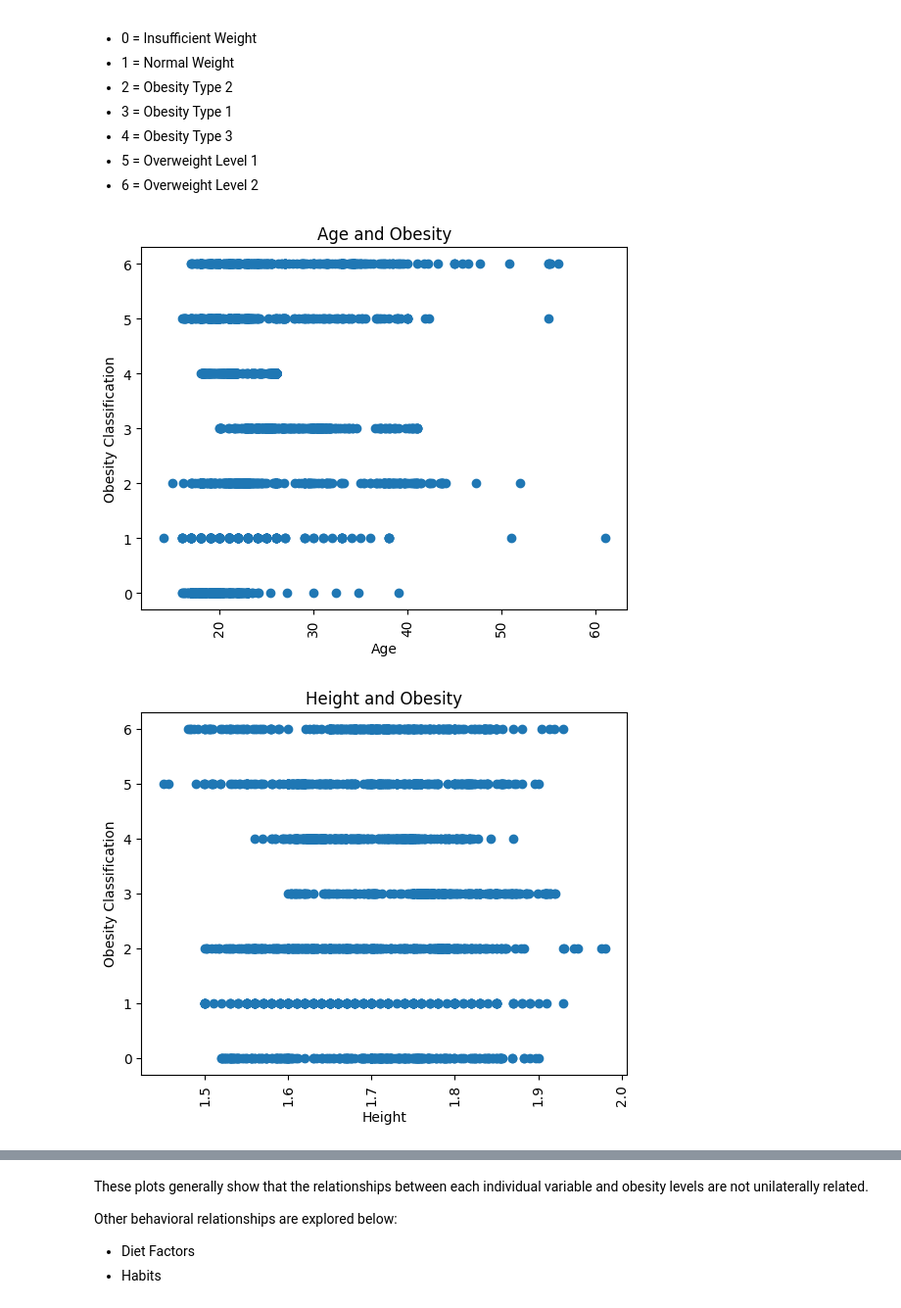
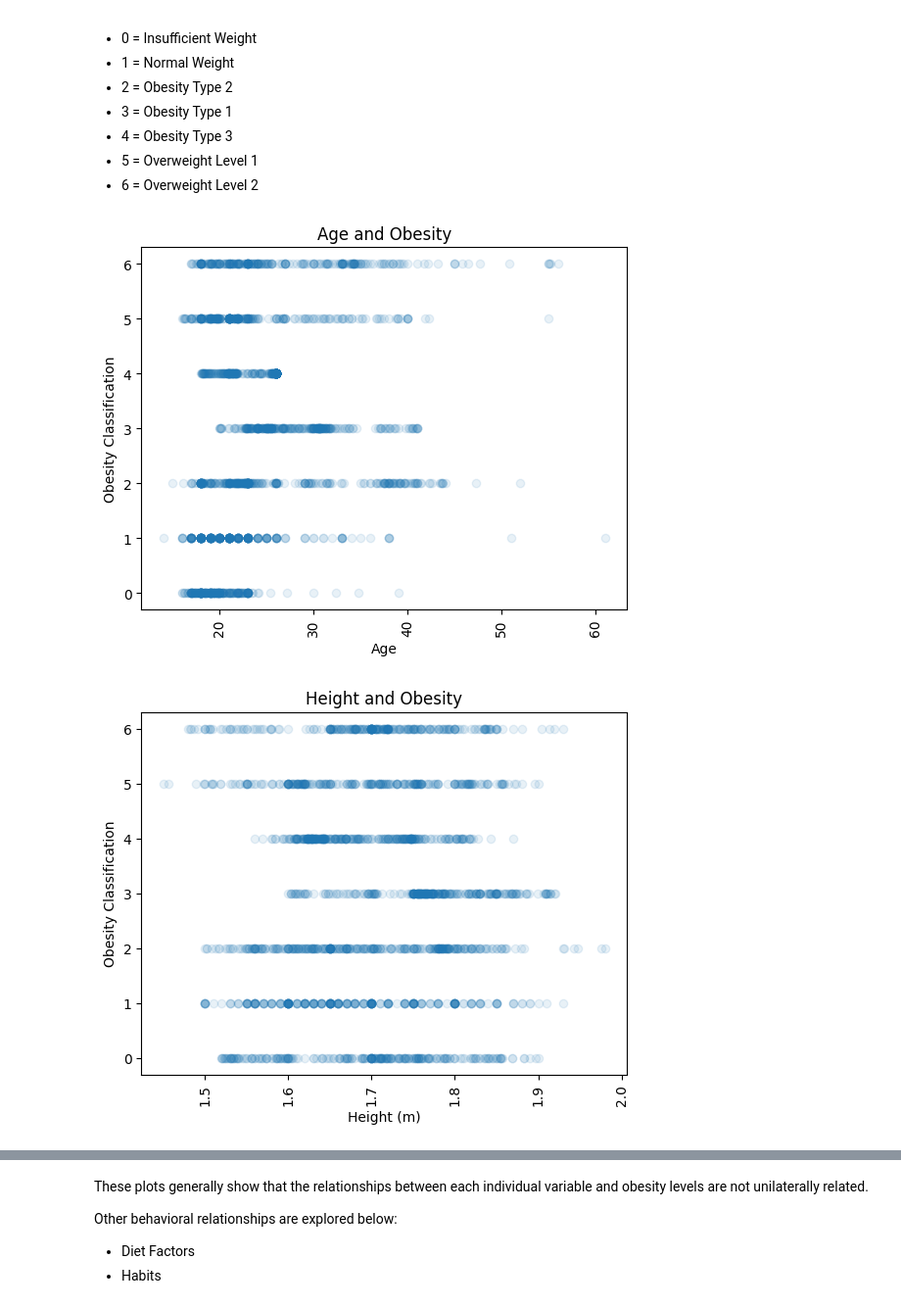
Before and after one commit to joliebao/TCS-Data-Science-Obesity, a Jupyter notebook: TCS_DataScience_Obesity.ipynb, the cells around one changed output, grey strips where cells are left out. Shown at 98% size. Cells and saved outputs as stored; diff of their text form; code cells hidden in the pictures.

Commit message:
General Conclusions

```diff
--- a/TCS_DataScience_Obesity.ipynb
+++ b/TCS_DataScience_Obesity.ipynb
@@ -347,7 +347,7 @@ def make_bar(x_value, plot_title, x_label, size):
 # %%
 def make_scatter(x_value, plot_title, x_label):
     x = df[x_value]
-    plt.scatter(x, y)
+    plt.scatter(x, y, alpha = 0.1)
     plt.xlabel(x_label)
     plt.ylabel("Obesity Classification")
     plt.xticks(rotation = 90)
@@ -380,16 +380,16 @@ y = df_encoded['NObeyesdad']
 # %%
 make_scatter('Age', 'Age and Obesity', 'Age')
 
+# Most of the data set comes from people aged ~17~34
 # Outliers tend to be older people (around 45+)
 # Age cannot categorize Obesity
 # %% [output]
-[figure, old version]
+[figure, new version]
 # %%
-make_scatter('Height', 'Height and Obesity', 'Height')
-
-# Height is relatively neutral
+make_scatter('Height', 'Height and Obesity', 'Height (m)')
+# Height generally doesn't have an affect
 # %% [output]
-[figure, old version]
+[figure, new version]
 # %%
 make_scatter('Weight', 'Weight and Obesity', 'Weight (kg)')
 
```
Also changed, not shown: parts of 23 cells of this notebook.
